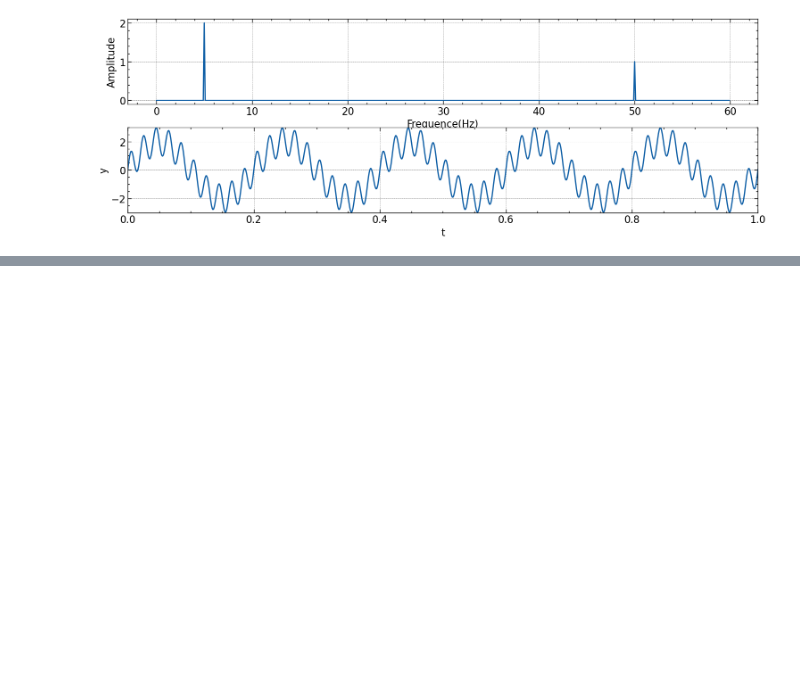
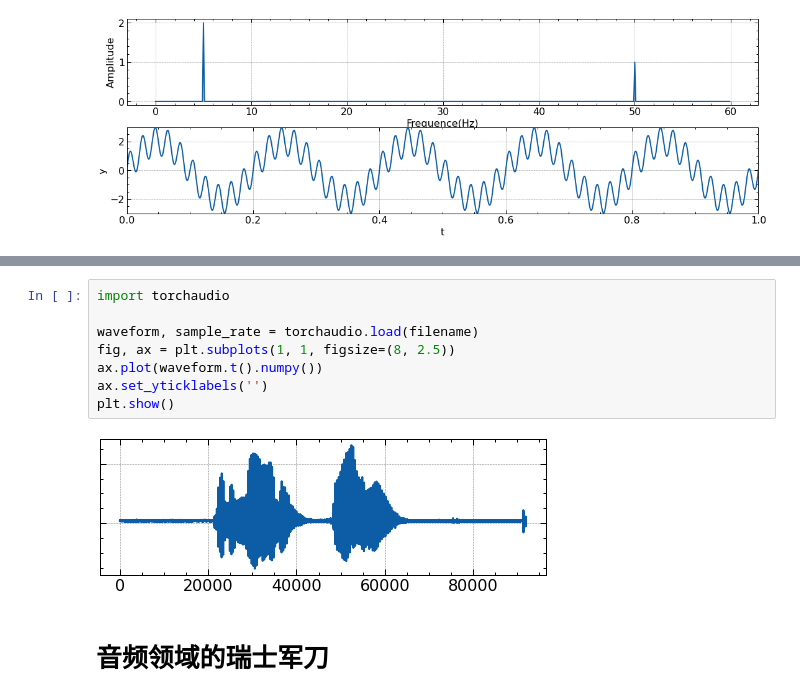
Before and after one commit to DURUII/ML2022, a Jupyter notebook: voiceprint/【A0】声学基础.ipynb, the cells around one changed output, grey strips where cells are left out. Cells and saved outputs as stored; diff of their text form; blank space fills up the shorter version.

```diff
--- a/voiceprint/【A0】声学基础.ipynb
+++ b/voiceprint/【A0】声学基础.ipynb
@@ -225,0 +333,12 @@ plt.show()
+# %%
+import torchaudio
+
+waveform, sample_rate = torchaudio.load(filename)
+fig, ax = plt.subplots(1, 1, figsize=(8, 2.5))
+ax.plot(waveform.t().numpy())
+ax.set_yticklabels('')
+plt.show()
+# %% [output]
+[figure, added]
+# %% [markdown]
+# 音频领域的瑞士军刀
```
Also changed, not shown: parts of 27 cells of this notebook, 13 other files.
